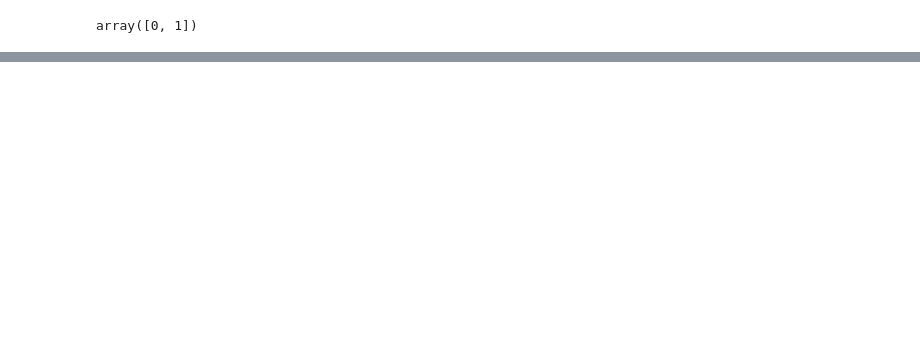
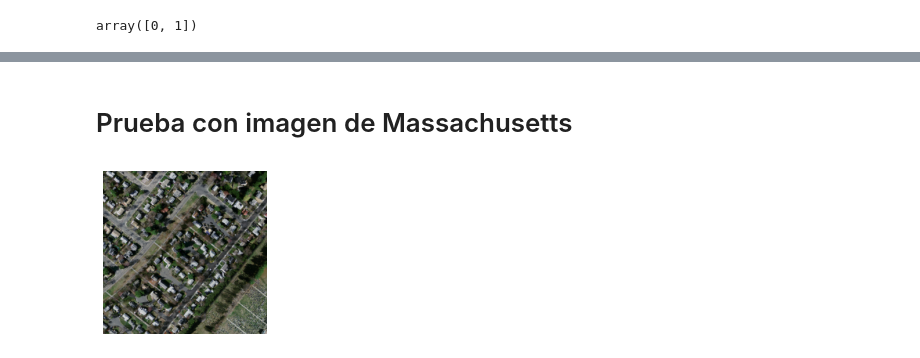
Before and after one commit to IA2021UR/trabajo-ia-en-la-comunidad-de-la-rioja-equipo-6, a Jupyter notebook: PruebaModeloRioja2.ipynb, the cells around one changed output, grey strips where cells are left out. Saved outputs shown, nothing was run; the diff lists cells and outputs as text; code cells hidden in the pictures; blank space fills up the shorter version.

```diff
--- a/PruebaModeloRioja2.ipynb
+++ b/PruebaModeloRioja2.ipynb
@@ -231,0 +234,7 @@ plt.imshow(preds_arx)
+# %% [markdown]
+# Prueba con imagen de Massachusetts
+# %%
+dl = learn.dls.test_dl(fnames[11:12])
+dl.show_batch()
+# %% [output]
+[figure, added]
```
Also changed, not shown: parts of 18 cells of this notebook.
